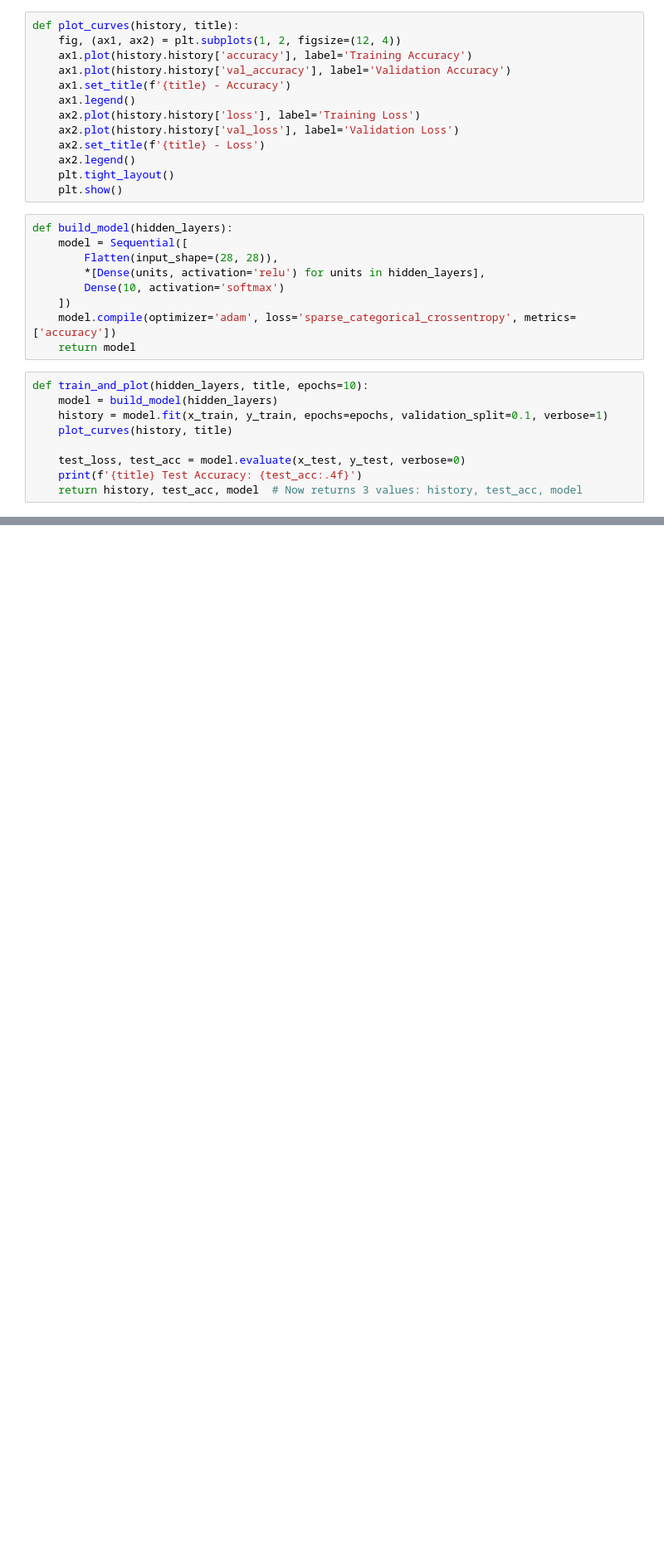
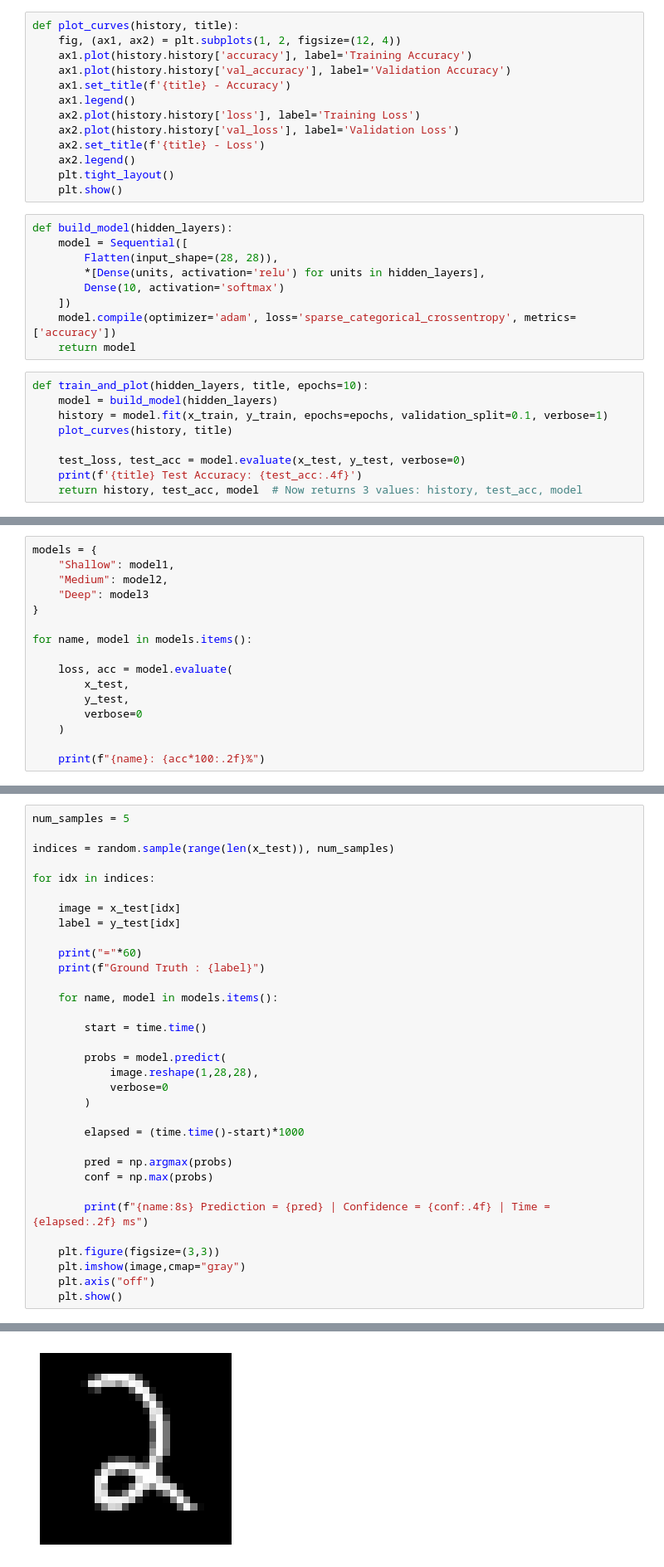
Before and after one commit to imamunorzrashid/Handwritten-digit-recognition, a Jupyter notebook: Handwritten_Classification_MTE_4105.ipynb, the cells around one changed output, grey strips where cells are left out. Shown at 83% size. Saved outputs shown, nothing was run; the diff lists cells and outputs as text; blank space fills up the shorter version.

```diff
--- a/Handwritten_Classification_MTE_4105.ipynb
+++ b/Handwritten_Classification_MTE_4105.ipynb
@@ -215,0 +139,16 @@ if num_labeled > 0:
+# %%
+models = {
+    "Shallow": model1,
+    "Medium": model2,
+    "Deep": model3
+}
+
+for name, model in models.items():
+
+    loss, acc = model.evaluate(
+        x_test,
+        y_test,
+        verbose=0
+    )
+
+    print(f"{name}: {acc*100:.2f}%")
@@ -215,0 +197,34 @@ if num_labeled > 0:
+# %%
+num_samples = 5
+
+indices = random.sample(range(len(x_test)), num_samples)
+
+for idx in indices:
+
+    image = x_test[idx]
+    label = y_test[idx]
+
+    print("="*60)
+    print(f"Ground Truth : {label}")
+
+    for name, model in models.items():
+
+        start = time.time()
+
+        probs = model.predict(
+            image.reshape(1,28,28),
+            verbose=0
+        )
+
+        elapsed = (time.time()-start)*1000
+
+        pred = np.argmax(probs)
+        conf = np.max(probs)
+
+        print(f"{name:8s} Prediction = {pred} | Confidence = {conf:.4f} | Time = {elapsed:.2f} ms")
+
+    plt.figure(figsize=(3,3))
+    plt.imshow(image,cmap="gray")
+    plt.axis("off")
+    plt.show()
+# %% [output]
@@ -215,0 +236 @@ if num_labeled > 0:
+[figure, added]
```
Also changed, not shown: parts of 18 cells of this notebook.
